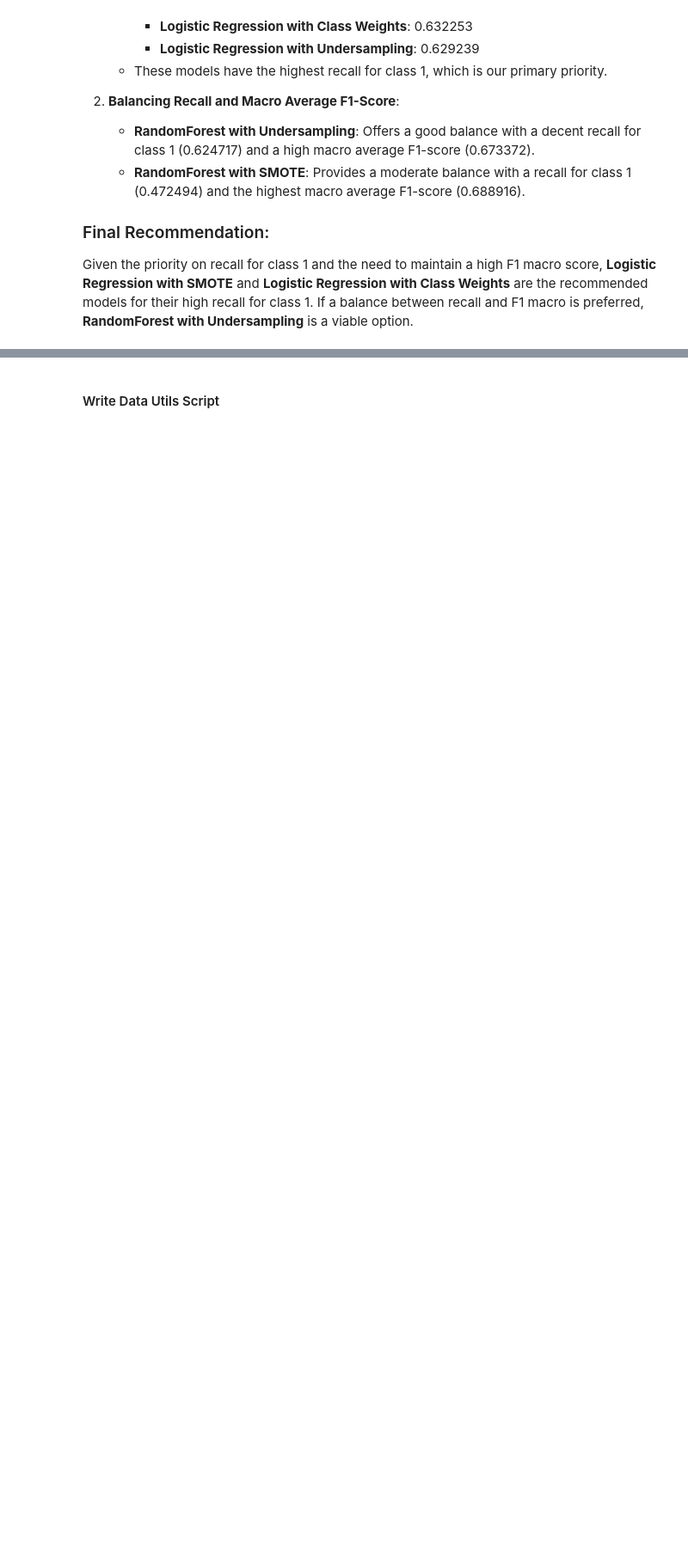
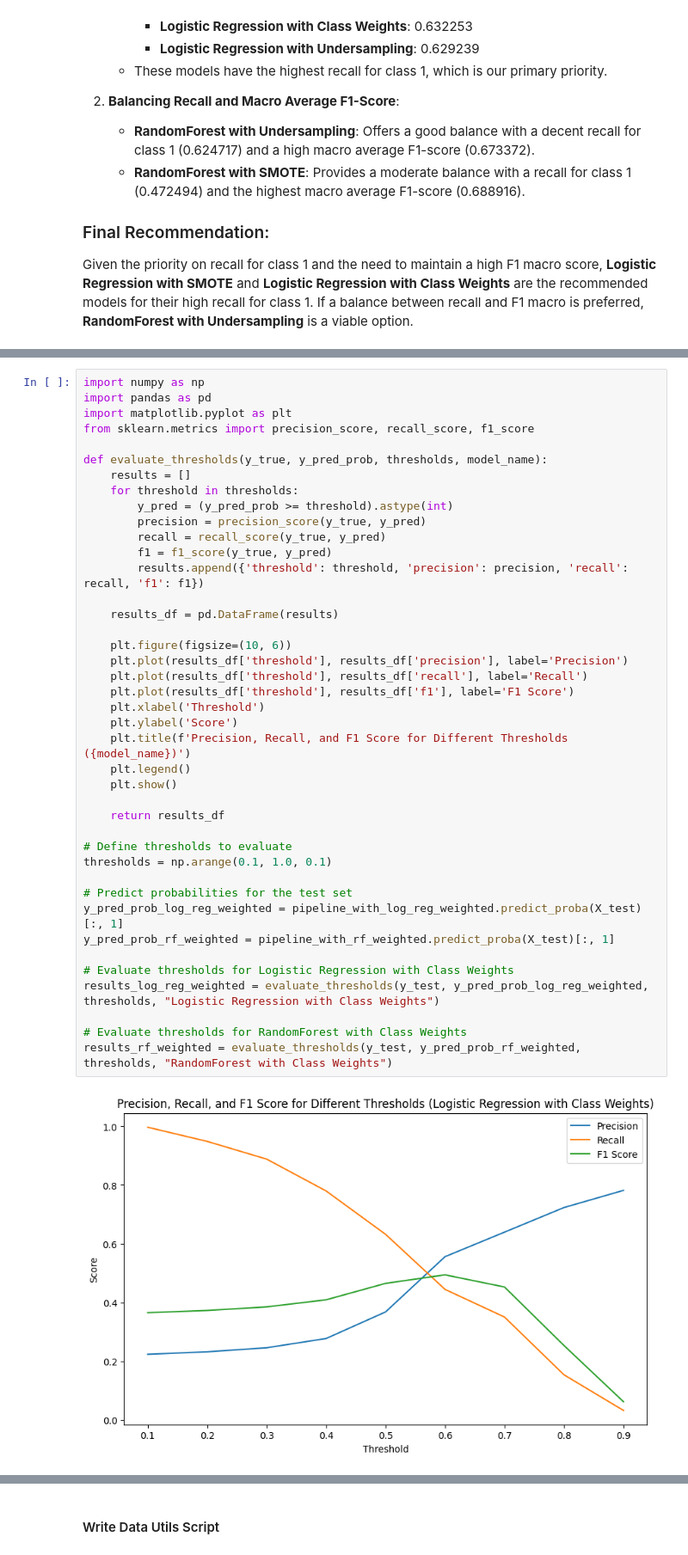
Before and after one commit to micah-shull/Machine_Learning_Pipelines, a Jupyter notebook: pipelines_09_class_imbalance.ipynb, the cells around one changed output, grey strips where cells are left out. Shown at 86% size. Cells and saved outputs as stored; diff of their text form; blank space fills up the shorter version.

Commit message:
Add threshold tuning and train LogReg, RF for optimal values. Analyze results, determine next steps.

```diff
--- a/pipelines_09_class_imbalance.ipynb
+++ b/pipelines_09_class_imbalance.ipynb
@@ -449,0 +460,43 @@ Given the priority on recall for class 1 and the need to maintain a high F1 macr
+# %%
+import numpy as np
+import pandas as pd
+import matplotlib.pyplot as plt
+from sklearn.metrics import precision_score, recall_score, f1_score
+
+def evaluate_thresholds(y_true, y_pred_prob, thresholds, model_name):
+    results = []
+    for threshold in thresholds:
+        y_pred = (y_pred_prob >= threshold).astype(int)
+        precision = precision_score(y_true, y_pred)
+        recall = recall_score(y_true, y_pred)
+        f1 = f1_score(y_true, y_pred)
+        results.append({'threshold': threshold, 'precision': precision, 'recall': recall, 'f1': f1})
+
+    results_df = pd.DataFrame(results)
+
+    plt.figure(figsize=(10, 6))
+    plt.plot(results_df['threshold'], results_df['precision'], label='Precision')
+    plt.plot(results_df['threshold'], results_df['recall'], label='Recall')
+    plt.plot(results_df['threshold'], results_df['f1'], label='F1 Score')
+    plt.xlabel('Threshold')
+    plt.ylabel('Score')
+    plt.title(f'Precision, Recall, and F1 Score for Different Thresholds ({model_name})')
+    plt.legend()
+    plt.show()
+
+    return results_df
+
+# Define thresholds to evaluate
+thresholds = np.arange(0.1, 1.0, 0.1)
+
+# Predict probabilities for the test set
+y_pred_prob_log_reg_weighted = pipeline_with_log_reg_weighted.predict_proba(X_test)[:, 1]
+y_pred_prob_rf_weighted = pipeline_with_rf_weighted.predict_proba(X_test)[:, 1]
+
+# Evaluate thresholds for Logistic Regression with Class Weights
+results_log_reg_weighted = evaluate_thresholds(y_test, y_pred_prob_log_reg_weighted, thresholds, "Logistic Regression with Class Weights")
+
+# Evaluate thresholds for RandomForest with Class Weights
+results_rf_weighted = evaluate_thresholds(y_test, y_pred_prob_rf_weighted, thresholds, "RandomForest with Class Weights")
+# %% [output]
+[figure, added]
```
Also changed, not shown: parts of 12 cells of this notebook.
